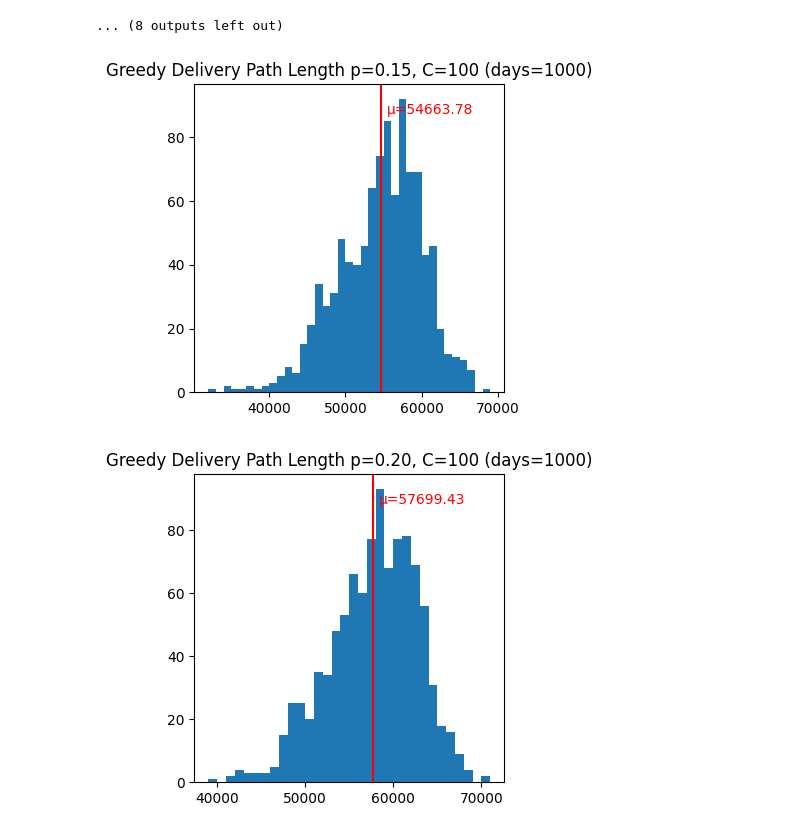
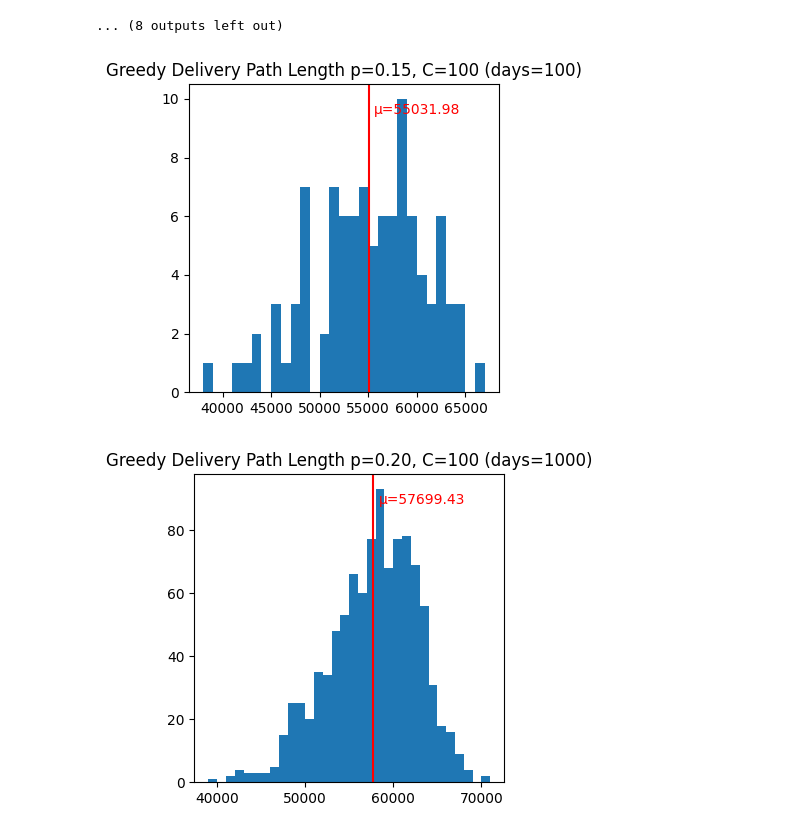
Before and after one commit to Somewhat-Coder/MSO, a Jupyter notebook: Simulation Step 3 Finding the Shortest Delivery Route.ipynb, the cells around one changed output. Drawn from its saved outputs; the diff is of its cells as text; code cells hidden in the pictures.

```diff
--- a/Simulation Step 3 Finding the Shortest Delivery Route.ipynb
+++ b/Simulation Step 3 Finding the Shortest Delivery Route.ipynb
@@ -402,3 +402,5 @@ simulateGreedyPathLength(0.5, M, C, days=10000)
 simulateGreedyPathLength(0.5, M, C, days=10000,log=True)
 # %% [output]
 [figure]
+# %%
+simulateGreedyPathLength(0.4, M, C, days=10)
@@ -706,9 +710,9 @@ Day 5:
 [figure]
 ... (8 outputs left out)
 # %%
-simulateGreedyPathLength(0.15, M, C, days=1000)
+simulateGreedyPathLength(0.15, M, C, days=100)
 # %% [output]
-[figure, old version]
+[figure, new version]
 # %%
 simulateGreedyPathLength(0.2, M, C, days=1000)
 # %% [output]
```
Also changed, not shown: parts of 1 cell of this notebook, 4 other files.
